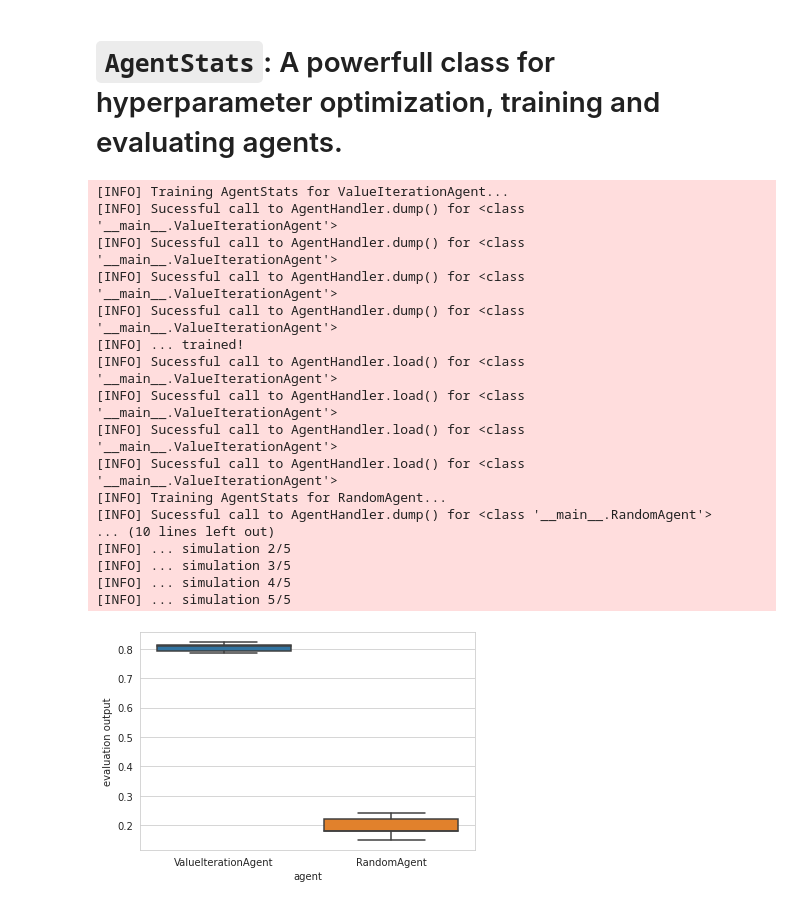
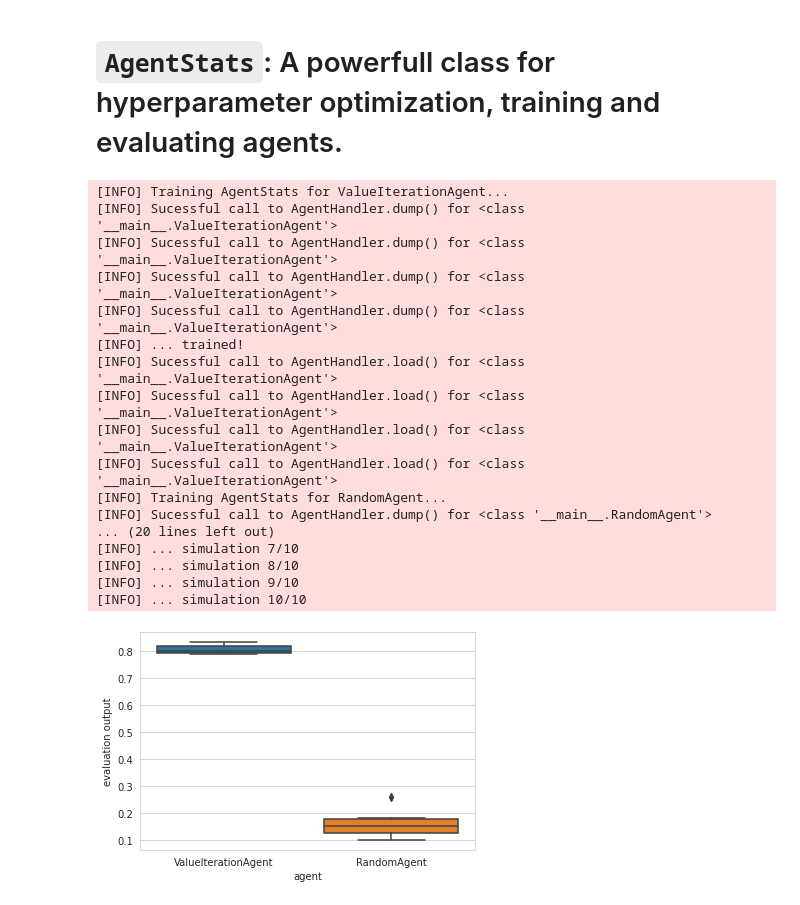
Before and after one commit to rlberry-py/rlberry, a Jupyter notebook: notebooks/introduction_to_rlberry.ipynb, the cells around one changed output. Drawn from its saved outputs; the diff is of its cells as text; code cells hidden in the pictures.

```diff
--- a/notebooks/introduction_to_rlberry.ipynb
+++ b/notebooks/introduction_to_rlberry.ipynb
@@ -206,42 +177,42 @@ vi_params = {'gamma':0.1, 'epsilon':1e-3}
 vi_stats = AgentStats(
     ValueIterationAgent,
     (env_ctor, env_kwargs),
-    fit_budget=None,
+    fit_budget=0,
     eval_kwargs=dict(eval_horizon=20),
     init_kwargs=vi_params,
     n_fit=4)
 vi_stats.fit()
 
 # Create AgentStats for baseline
 baseline_stats = AgentStats(
     RandomAgent,
     (env_ctor, env_kwargs),
-    fit_budget=None,
+    fit_budget=0,
     eval_kwargs=dict(eval_horizon=20),
     n_fit=1)
 baseline_stats.fit()
 
 # Compare policies using 10 Monte Carlo simulations
-output = evaluate_agents([vi_stats, baseline_stats])
+output = evaluate_agents([vi_stats, baseline_stats], n_simulations=10)
 # %% [output]
 [INFO] Training AgentStats for ValueIterationAgent...
 [INFO] Sucessful call to AgentHandler.dump() for <class '__main__.ValueIterationAgent'>
 [INFO] Sucessful call to AgentHandler.dump() for <class '__main__.ValueIterationAgent'>
 [INFO] Sucessful call to AgentHandler.dump() for <class '__main__.ValueIterationAgent'>
 [INFO] Sucessful call to AgentHandler.dump() for <class '__main__.ValueIterationAgent'>
 [INFO] ... trained!
 [INFO] Sucessful call to AgentHandler.load() for <class '__main__.ValueIterationAgent'>
 [INFO] Sucessful call to AgentHandler.load() for <class '__main__.ValueIterationAgent'>
 [INFO] Sucessful call to AgentHandler.load() for <class '__main__.ValueIterationAgent'>
 [INFO] Sucessful call to AgentHandler.load() for <class '__main__.ValueIterationAgent'>
 [INFO] Training AgentStats for RandomAgent...
 [INFO] Sucessful call to AgentHandler.dump() for <class '__main__.RandomAgent'>
-... (10 lines left out)
-[INFO] ... simulation 2/5
-[INFO] ... simulation 3/5
-[INFO] ... simulation 4/5
-[INFO] ... simulation 5/5
+... (20 lines left out)
+[INFO] ... simulation 7/10
+[INFO] ... simulation 8/10
+[INFO] ... simulation 9/10
+[INFO] ... simulation 10/10
-[figure, old version]
+[figure, new version]
 # %%
 # The value of gamma above makes our VI agent quite bad! Let's optimize it.
 vi_stats.optimize_hyperparams(n_trials=30, timeout=30, n_fit=1, sampler_method='random', pruner_method='none')
```
Also changed, not shown: parts of 5 cells of this notebook.
